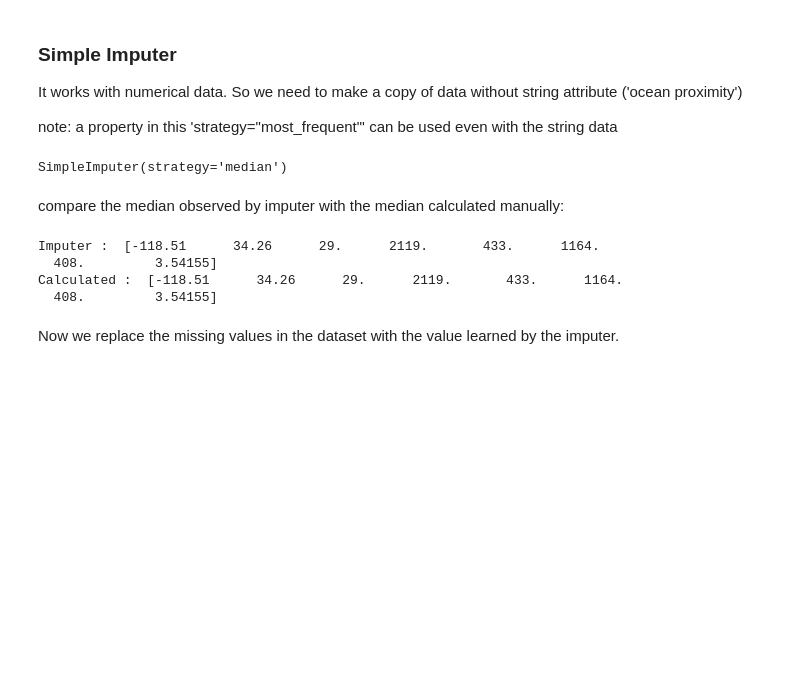
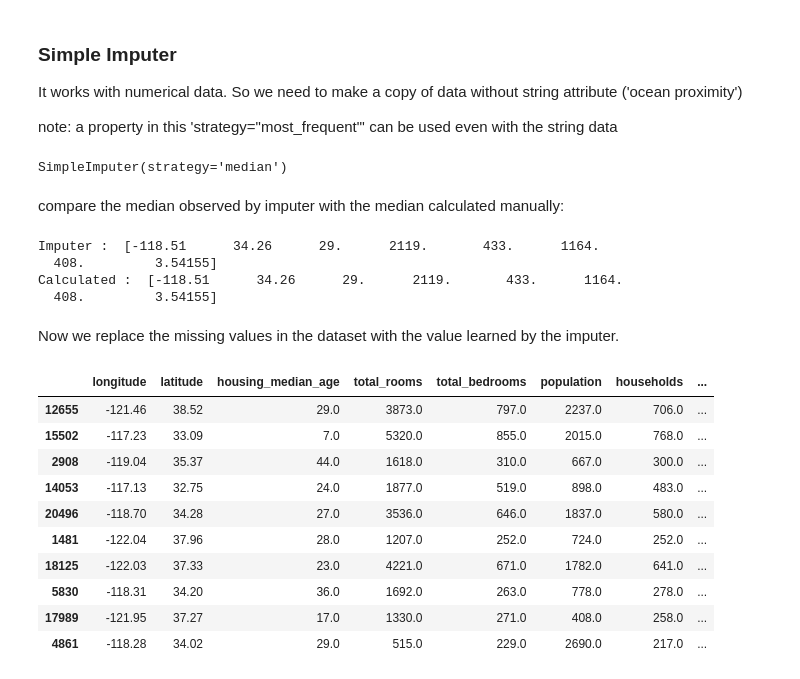
Before and after one commit to pkrc267/California-Housing, a Jupyter notebook: california-housing-eda+ml.ipynb, the cells around one changed output. Saved outputs shown, nothing was run; the diff lists cells and outputs as text; code cells hidden in the pictures; blank space fills up the shorter version.

Commit message:
Kaggle Notebook | California Housing | California Housing EDA+Pipeline+ML

```diff
--- a/california-housing-eda+ml.ipynb
+++ b/california-housing-eda+ml.ipynb
@@ -490,3 +502,17 @@ Now we replace the missing values in the dataset with the value learned by the i
 # %%
 X = imputer.transform(housing_numerical) # gives a numpy array, so we convert back to pandas dataframe
 housing_transformed = pd.DataFrame(X, columns=housing_numerical.columns, index=housing_numerical.index)
+# %%
+housing_transformed.head(10)
+# %% [output]
+|  | longitude | latitude | housing_median_age | total_rooms | total_bedrooms | population | households | ... |
+| 12655 | -121.46 | 38.52 | 29.0 | 3873.0 | 797.0 | 2237.0 | 706.0 | ... |
+| 15502 | -117.23 | 33.09 | 7.0 | 5320.0 | 855.0 | 2015.0 | 768.0 | ... |
+| 2908 | -119.04 | 35.37 | 44.0 | 1618.0 | 310.0 | 667.0 | 300.0 | ... |
+| 14053 | -117.13 | 32.75 | 24.0 | 1877.0 | 519.0 | 898.0 | 483.0 | ... |
+| 20496 | -118.70 | 34.28 | 27.0 | 3536.0 | 646.0 | 1837.0 | 580.0 | ... |
+| 1481 | -122.04 | 37.96 | 28.0 | 1207.0 | 252.0 | 724.0 | 252.0 | ... |
+| 18125 | -122.03 | 37.33 | 23.0 | 4221.0 | 671.0 | 1782.0 | 641.0 | ... |
+| 5830 | -118.31 | 34.20 | 36.0 | 1692.0 | 263.0 | 778.0 | 278.0 | ... |
+| 17989 | -121.95 | 37.27 | 17.0 | 1330.0 | 271.0 | 408.0 | 258.0 | ... |
+| 4861 | -118.28 | 34.02 | 29.0 | 515.0 | 229.0 | 2690.0 | 217.0 | ... |
```
Also changed, not shown: parts of 53 cells of this notebook.
